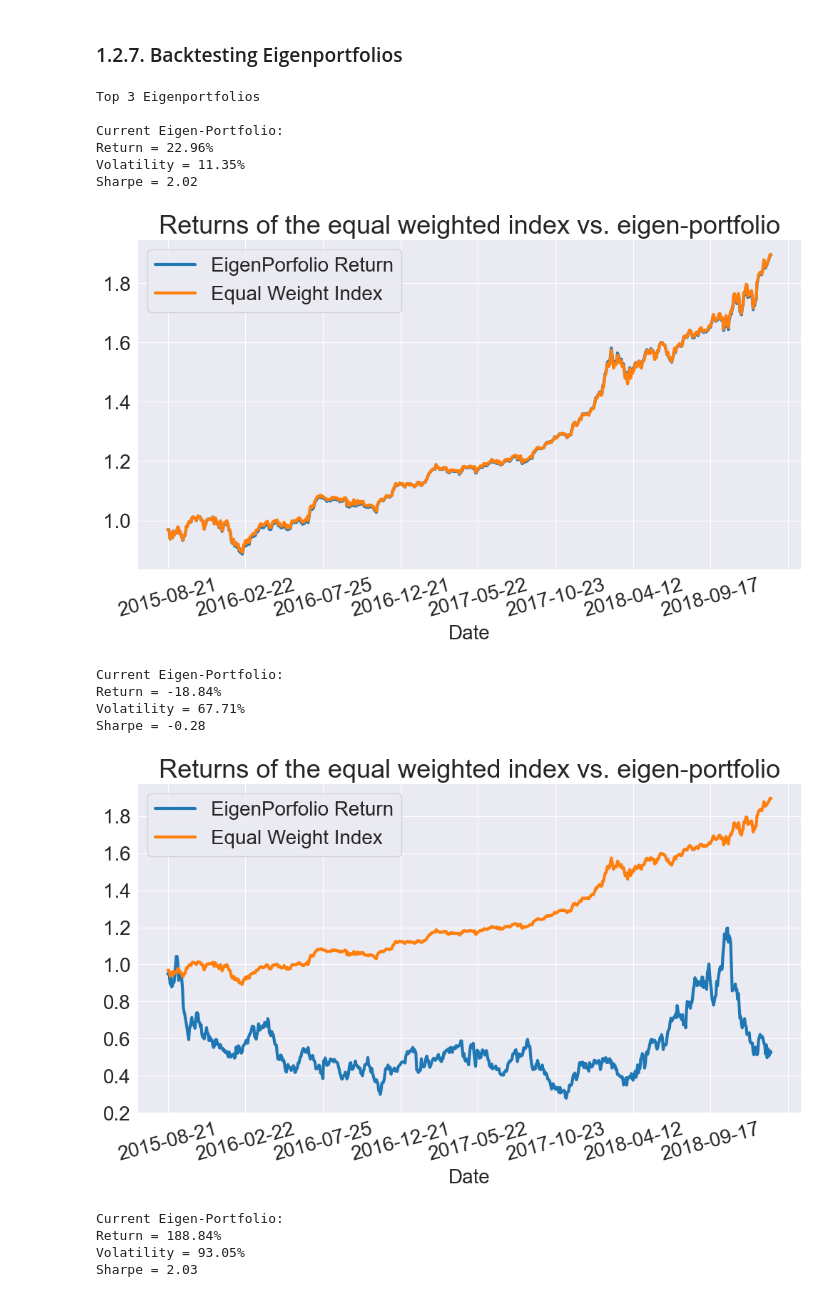
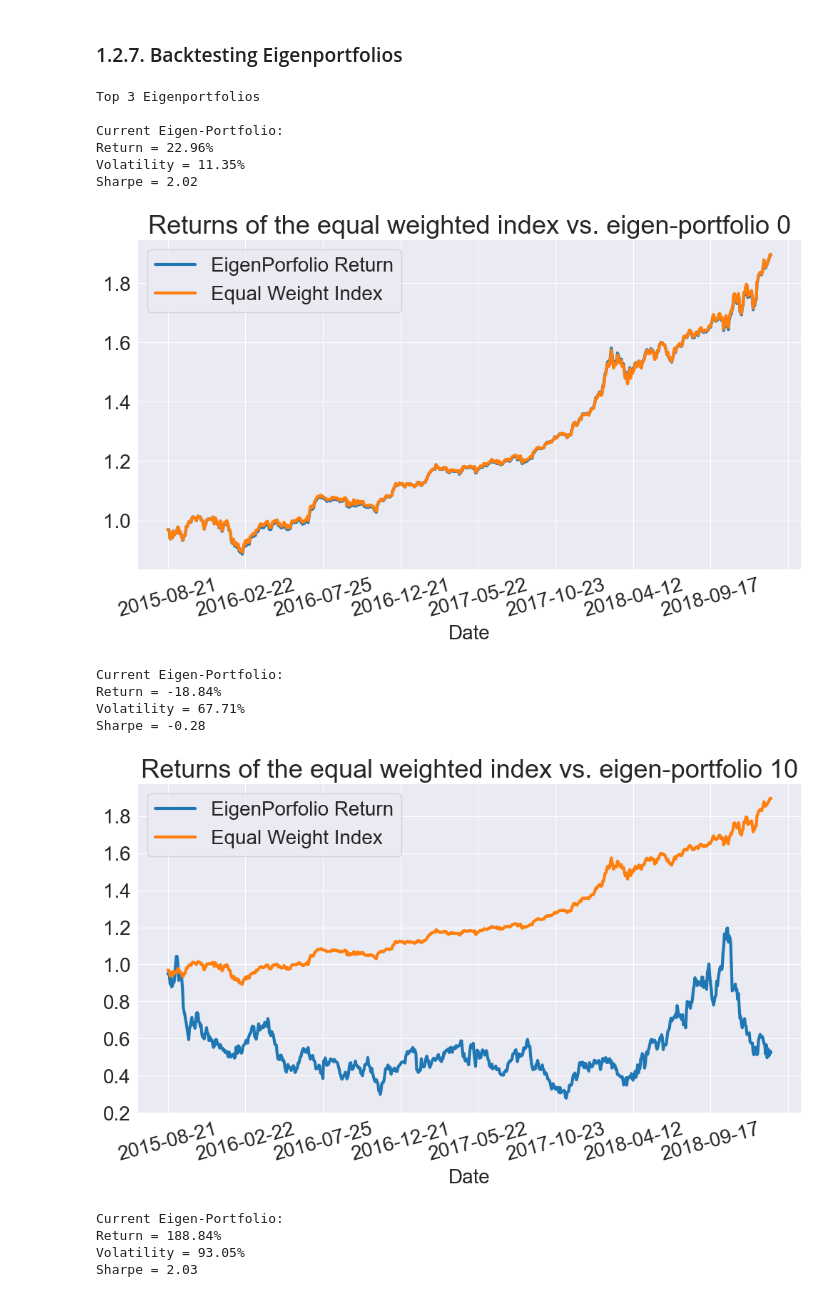
Before and after one commit to MJ-Peters/ADFT-Portfolio-Management-Coursework, a Jupyter notebook: CD22398.ipynb, the cells around one changed output. Saved outputs shown, nothing was run; the diff lists cells and outputs as text; code cells hidden in the pictures.

Commit message:
More reformatting of charts

```diff
--- a/CD22398.ipynb
+++ b/CD22398.ipynb
@@ -659,54 +659,54 @@ Sum of weights of current eigen-portfolio 0: 100.00
 # %% [markdown]
 ### 1.2.7. Backtesting Eigenportfolios
 # %%
-def Backtest(eigen):
+def Backtest(n, eigen):
 
     """
 
     Plots Principle components returns against real returns.
 
     """
 
     eigen_prtfi = pd.DataFrame(data ={'weights': eigen.squeeze()}, index = djia_stock_tickers)
     eigen_prti_returns = np.dot(X_test_raw_djia.loc[:, eigen_prtfi.index], eigen)
     eigen_portfolio_returns = pd.Series(eigen_prti_returns.squeeze(), index=X_test_raw_djia.index)
     returns, vol, sharpe = sharpe_ratio(eigen_portfolio_returns)
     print('Current Eigen-Portfolio:\nReturn = %.2f%%\nVolatility = %.2f%%\nSharpe = %.2f' % (returns*100, vol*100, sharpe))
     equal_weight_return=(X_test_raw_djia * (1/len(djia_pca.components_))).sum(axis=1)
-    df_plot = pd.DataFrame({'EigenPorfolio Return': eigen_portfolio_returns, 'Equal Weight Index': equal_weight_return}, index=X_test_djia.index)
-    np.cumprod(df_plot + 1).plot(title='Returns of the equal weighted index vs. eigen-portfolio', figsize=(12,6), linewidth=3)
+    df_plot = pd.DataFrame({"EigenPorfolio Return": eigen_portfolio_returns, "Equal Weight Index": equal_weight_return}, index=X_test_djia.index)
+    np.cumprod(df_plot + 1).plot(figsize=(12,6), linewidth=3)
     plt.legend(fontsize=20)
-    plt.title("Returns of the equal weighted index vs. eigen-portfolio", fontsize=26)
+    plt.title(f"Returns of the equal weighted index vs. eigen-portfolio {str(n)}", fontsize=26)
     plt.xlabel("Date", fontsize=20)
     plt.xticks(fontsize=20, rotation=15)
     plt.yticks(fontsize=20)
     plt.show()
 
 
 # Best performing (highest sharpe on train data) portfolios
 print("Top 3 Eigenportfolios\n")
-Backtest(eigen=weights[0])  # 1st
-Backtest(eigen=weights[10])  # 2nd
-Backtest(eigen=weights[5])  # 3rd
+Backtest(0, eigen=weights[0])  # 1st
+Backtest(10, eigen=weights[10])  # 2nd
+Backtest(5, eigen=weights[5])  # 3rd
 
 # Worst performing (lowest sharpe on train data) portfolios
 print("\nBottom 3 Eigenportfolios\n")
-Backtest(eigen=weights[1]) # 22nd
-Backtest(eigen=weights[20])  # 23rd
-Backtest(eigen=weights[22])  # 24th
+Backtest(1, eigen=weights[1]) # 22nd
+Backtest(20, eigen=weights[20])  # 23rd
+Backtest(22, eigen=weights[22])  # 24th
 # %% [output]
 Top 3 Eigenportfolios
 
 Current Eigen-Portfolio:
 Return = 22.96%
 Volatility = 11.35%
 Sharpe = 2.02
-[figure, old version]
+[figure, new version]
 Current Eigen-Portfolio:
 Return = -18.84%
 Volatility = 67.71%
 Sharpe = -0.28
-[figure, old version]
+[figure, new version]
 Current Eigen-Portfolio:
 Return = 188.84%
 Volatility = 93.05%
```
Also changed, not shown: parts of 1 cell of this notebook.
